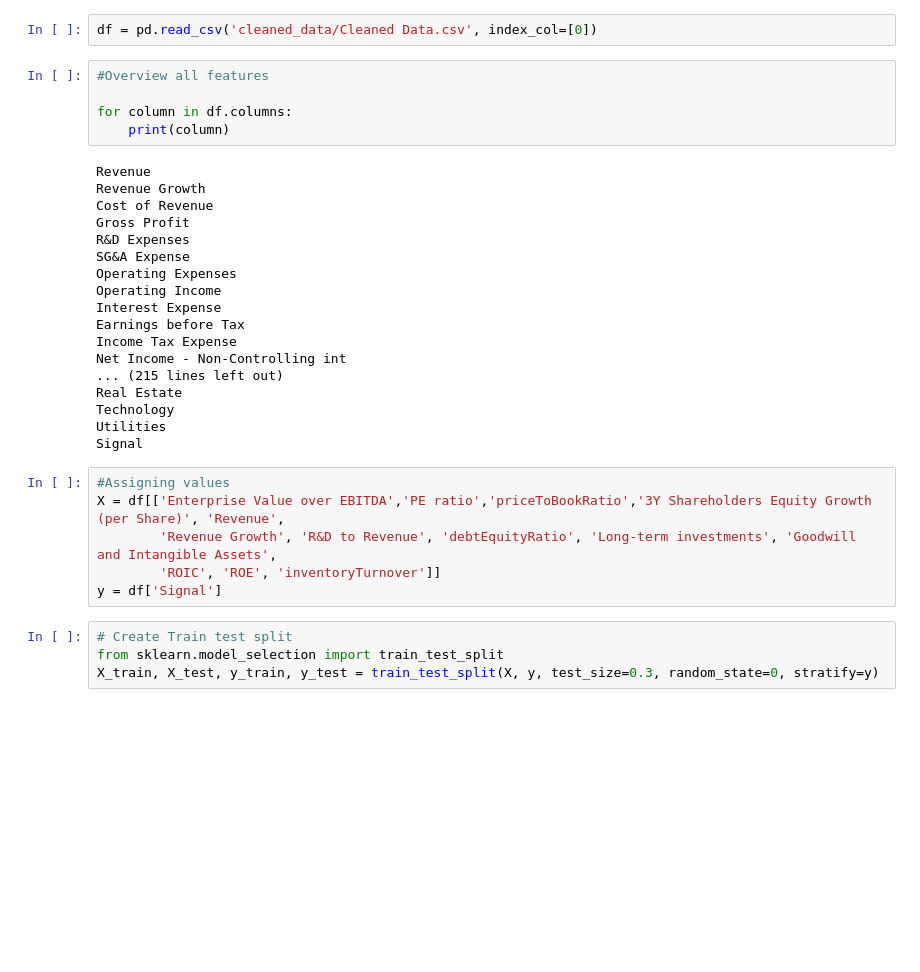
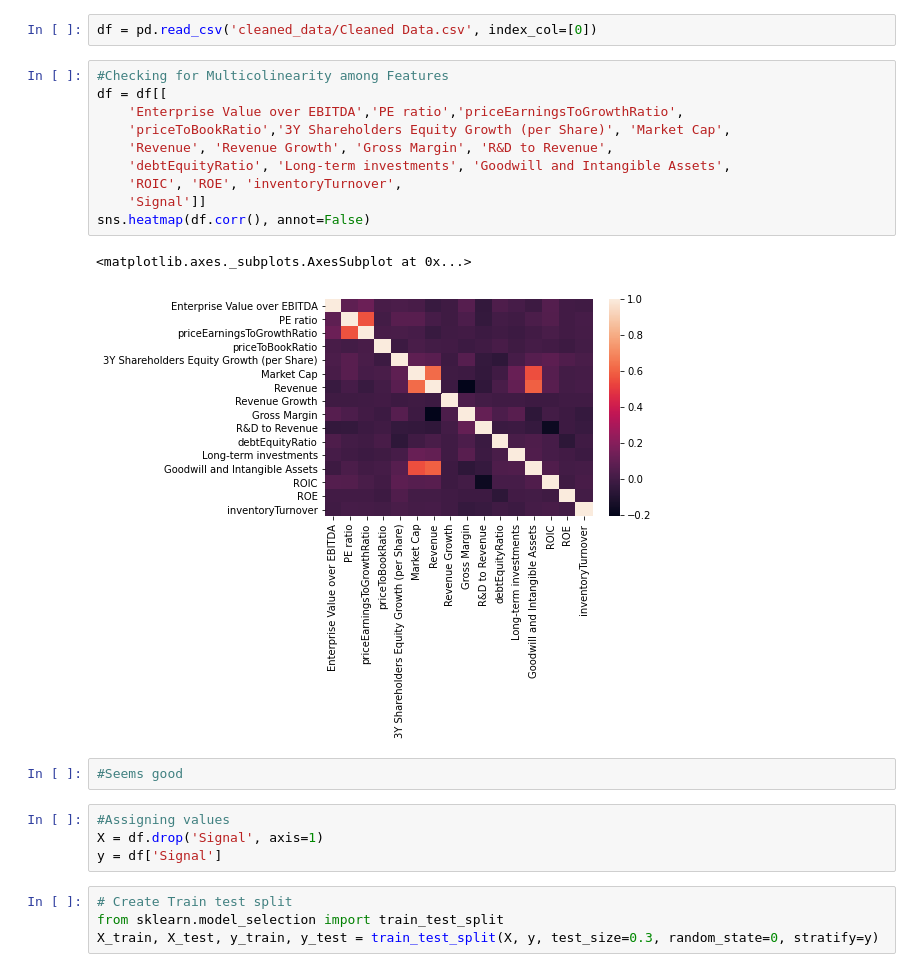
Before and after one commit to lonyty/MachineLearning, a Jupyter notebook: Optimizing Random Forest - Selecting features based on our academic education.ipynb, the cells around one changed output. Saved outputs shown, nothing was run; the diff lists cells and outputs as text; blank space fills up the shorter version.

Commit message:
Small adjustments (adding corr heatmap)

```diff
--- a/Optimizing Random Forest - Selecting features based on our academic education.ipynb
+++ b/Optimizing Random Forest - Selecting features based on our academic education.ipynb
@@ -35,35 +36,25 @@ import seaborn as sns
 %matplotlib inline
 # %%
 df = pd.read_csv('cleaned_data/Cleaned Data.csv', index_col=[0])
-# %%
-#Overview all features
-
-for column in df.columns:
-    print(column)
-# %% [output]
-Revenue
-Revenue Growth
-Cost of Revenue
-Gross Profit
-R&D Expenses
-SG&A Expense
-Operating Expenses
-Operating Income
-Interest Expense
-Earnings before Tax
-Income Tax Expense
-Net Income - Non-Controlling int
-... (215 lines left out)
-Real Estate
-Technology
-Utilities
-Signal
 # %%
-#Assigning values
-X = df[['Enterprise Value over EBITDA','PE ratio','priceToBookRatio','3Y Shareholders Equity Growth (per Share)', 'Revenue',
-        'Revenue Growth', 'R&D to Revenue', 'debtEquityRatio', 'Long-term investments', 'Goodwill and Intangible Assets',
-        'ROIC', 'ROE', 'inventoryTurnover']]
-y = df['Signal']
+#Checking for Multicolinearity among Features
+df = df[[
+    'Enterprise Value over EBITDA','PE ratio','priceEarningsToGrowthRatio',
+    'priceToBookRatio','3Y Shareholders Equity Growth (per Share)', 'Market Cap',
+    'Revenue', 'Revenue Growth', 'Gross Margin', 'R&D to Revenue',
+    'debtEquityRatio', 'Long-term investments', 'Goodwill and Intangible Assets',
+    'ROIC', 'ROE', 'inventoryTurnover',
+    'Signal']]
+sns.heatmap(df.corr(), annot=False)
+# %% [output]
+<matplotlib.axes._subplots.AxesSubplot at 0x...>
+[figure, added]
+# %%
+#Seems good
+# %%
+#Assigning values
+X = df.drop('Signal', axis=1)
+y = df['Signal']
 # %%
 # Create Train test split
 from sklearn.model_selection import train_test_split
```
Also changed, not shown: parts of 5 cells of this notebook.
